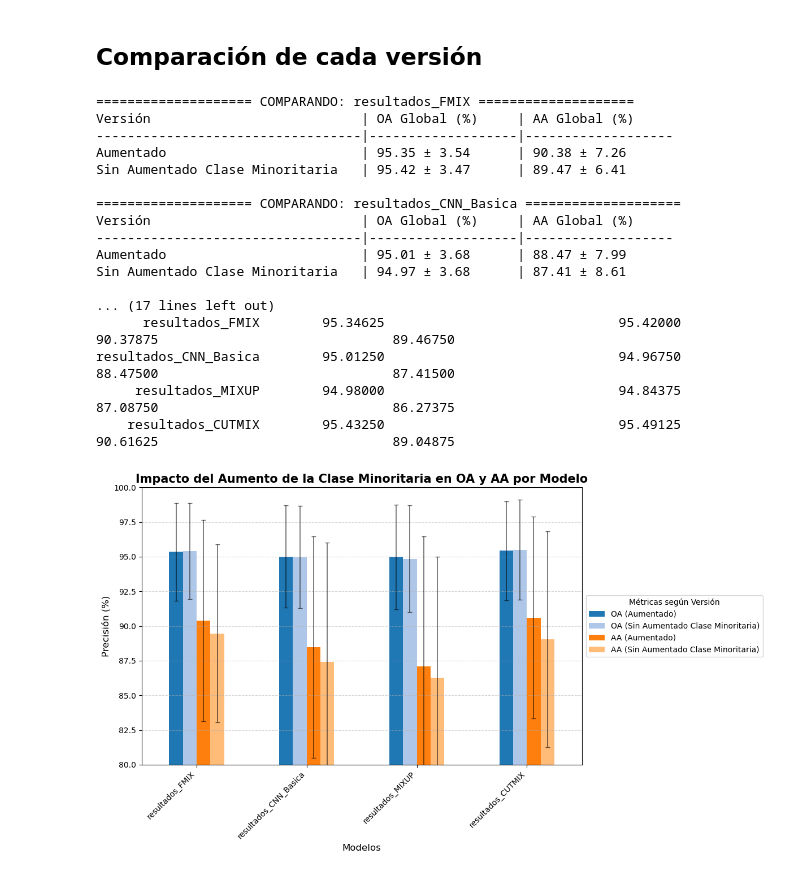
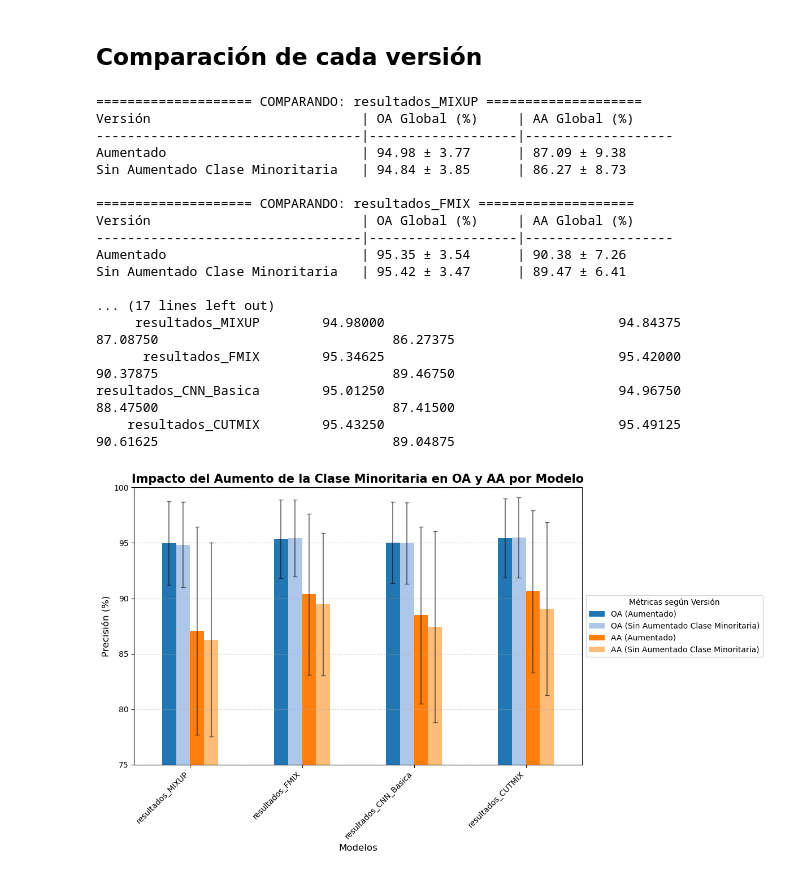
Before and after one commit to DBR5823/TFG_DanielBerdullasRey, a Jupyter notebook: creacionTablas.ipynb, the cells around one changed output. Cells and saved outputs as stored; diff of their text form; code cells hidden in the pictures.

```diff
--- a/creacionTablas.ipynb
+++ b/creacionTablas.ipynb
@@ -459,7 +459,7 @@ else:
                 "AA_Std_Orig": aa_std_v1, "AA_Std_SinAum": aa_std_v2
             })
 
-# --- GRÁFICA Y TABLA COMPARATIVA GLOBAL ---
+#  GRÁFICA Y TABLA COMPARATIVA GLOBAL
 if datos_comparacion:
     df_comp = pd.DataFrame(datos_comparacion)
 
@@ -492,39 +492,39 @@ if datos_comparacion:
     df_medias.plot(
         kind='bar',
         yerr=df_errores,
         capsize=3,
         error_kw={'alpha': 0.6, 'lw': 1.2},
         figsize=(12, 7),
         color=colores
     )
 
     plt.title('Impacto del Aumento de la Clase Minoritaria en OA y AA por Modelo', fontsize=15, fontweight='bold')
     plt.xlabel('Modelos', fontsize=12)
     plt.ylabel('Precisión (%)', fontsize=12)
     plt.xticks(rotation=45, ha='right')
-    plt.ylim(80, 100)
+    plt.ylim(75, 100)
     # Movemos un poco la leyenda para que el texto largo no tape las barras
     plt.legend(title='Métricas según Versión', loc='center left', bbox_to_anchor=(1, 0.5))
     plt.grid(axis='y', linestyle='--', alpha=0.5)
 
     plt.tight_layout()
     plt.show()
 # %% [output]
+==================== COMPARANDO: resultados_MIXUP ====================
+Versión                           | OA Global (%)     | AA Global (%)
+----------------------------------|-------------------|-------------------
+Aumentado                         | 94.98 ± 3.77      | 87.09 ± 9.38
+Sin Aumentado Clase Minoritaria   | 94.84 ± 3.85      | 86.27 ± 8.73
+
 ==================== COMPARANDO: resultados_FMIX ====================
 Versión                           | OA Global (%)     | AA Global (%)
 ----------------------------------|-------------------|-------------------
 Aumentado                         | 95.35 ± 3.54      | 90.38 ± 7.26
 Sin Aumentado Clase Minoritaria   | 95.42 ± 3.47      | 89.47 ± 6.41
 
-==================== COMPARANDO: resultados_CNN_Basica ====================
-Versión                           | OA Global (%)     | AA Global (%)
-----------------------------------|-------------------|-------------------
-Aumentado                         | 95.01 ± 3.68      | 88.47 ± 7.99
-Sin Aumentado Clase Minoritaria   | 94.97 ± 3.68      | 87.41 ± 8.61
-
 ... (17 lines left out)
+     resultados_MIXUP        94.98000                              94.84375        87.08750                              86.27375
       resultados_FMIX        95.34625                              95.42000        90.37875                              89.46750
 resultados_CNN_Basica        95.01250                              94.96750        88.47500                              87.41500
-     resultados_MIXUP        94.98000                              94.84375        87.08750                              86.27375
     resultados_CUTMIX        95.43250                              95.49125        90.61625                              89.04875
-[figure, old version]
+[figure, new version]
```
Also changed, not shown: parts of 1 cell of this notebook, 12 other files.
